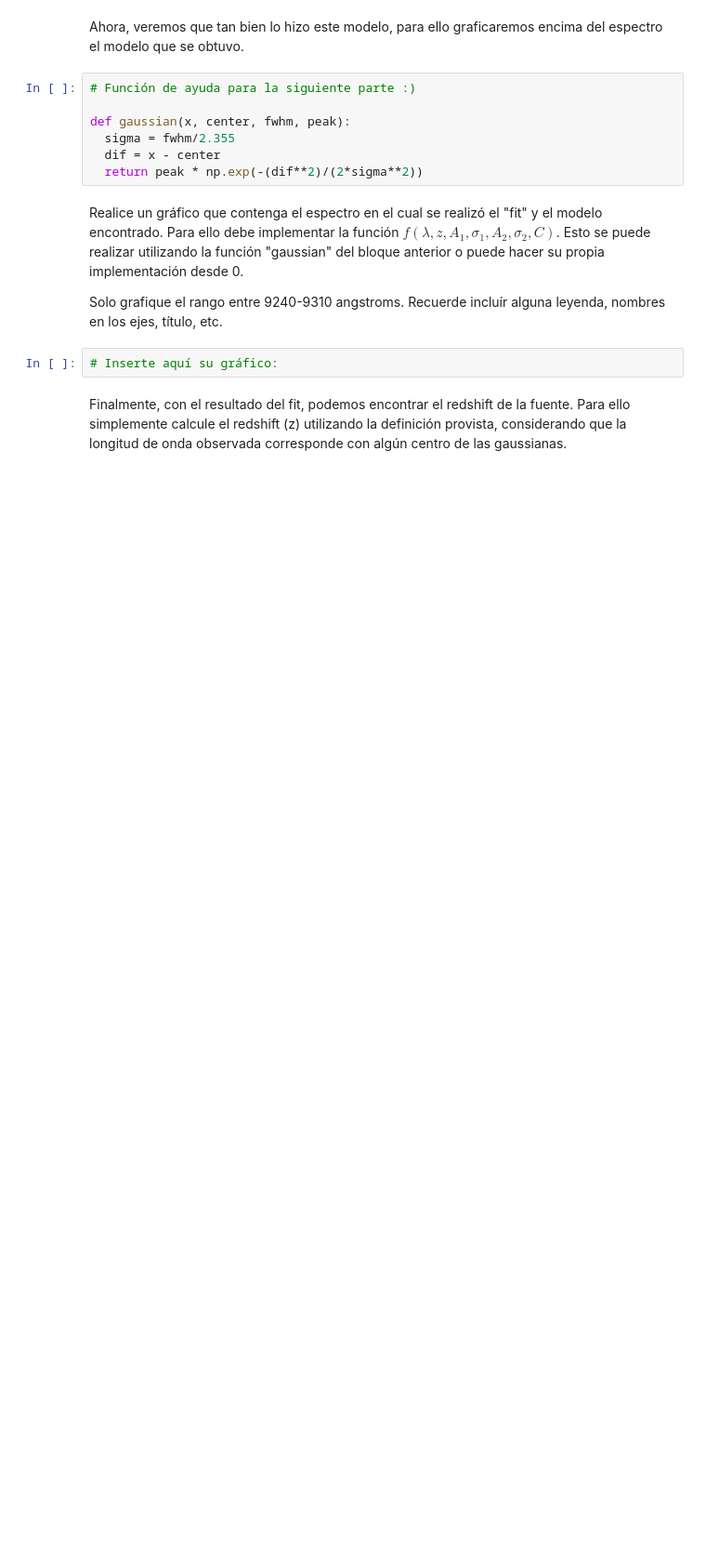
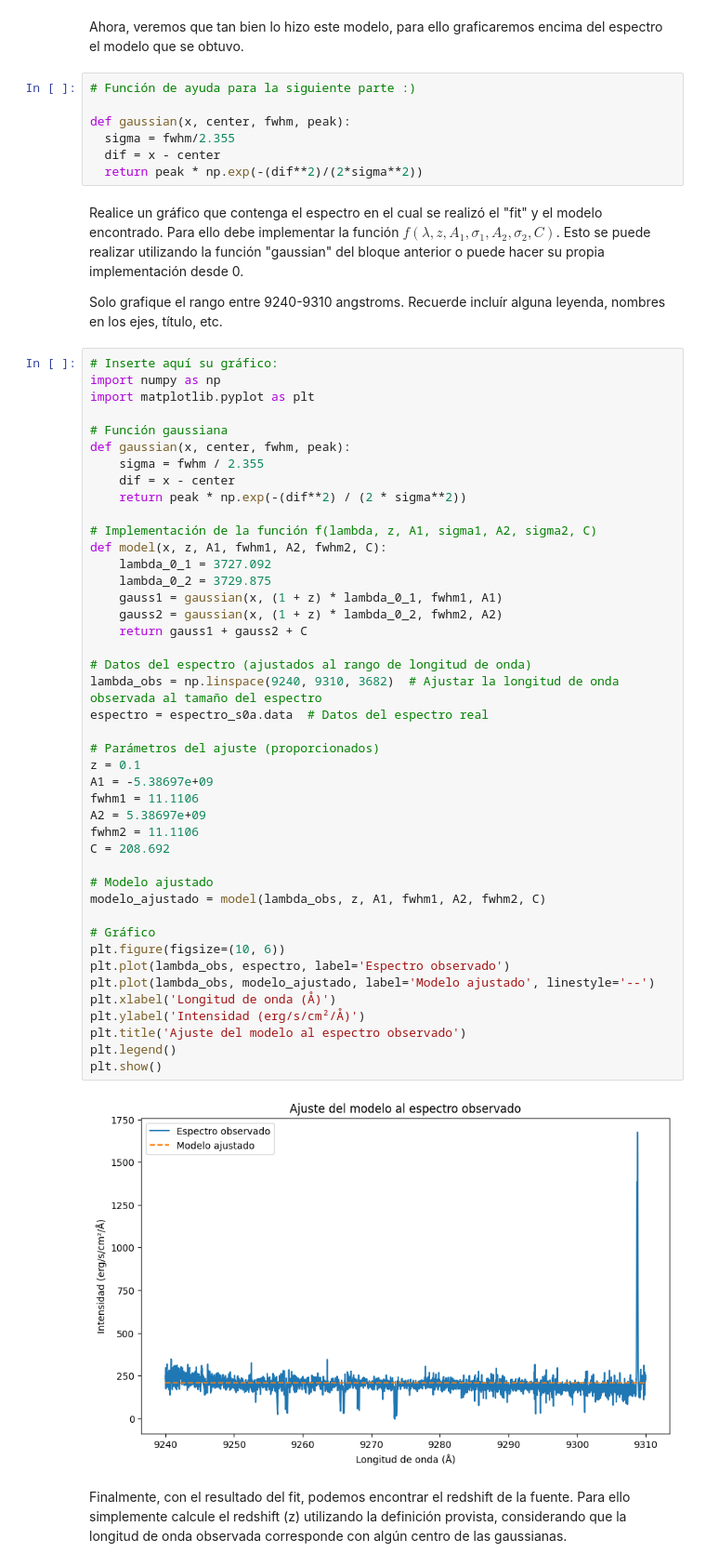
Before and after one commit to carlos-riquelme-c/Tarea-4, a Jupyter notebook: Tarea4.ipynb, the cells around one changed output. Shown at 93% size. Saved outputs shown, nothing was run; the diff lists cells and outputs as text; blank space fills up the shorter version.

```diff
--- a/Tarea4.ipynb
+++ b/Tarea4.ipynb
@@ -342,8 +385,51 @@ Realice un gráfico que contenga el espectro en el cual se realizó el "fit" y e
 Para ello debe implementar la función $f(\lambda, z,  A_1, \sigma_1, A_2, \sigma_2, C)$. Esto se puede realizar utilizando la función "gaussian" del bloque anterior o puede hacer su propia implementación desde 0.
 
 Solo grafique el rango entre 9240-9310 angstroms. Recuerde incluír alguna leyenda, nombres en los ejes, título, etc.
-# %%
-# Inserte aquí su gráfico:
+# %%
+# Inserte aquí su gráfico:
+import numpy as np
+import matplotlib.pyplot as plt
+
+# Función gaussiana
+def gaussian(x, center, fwhm, peak):
+    sigma = fwhm / 2.355
+    dif = x - center
+    return peak * np.exp(-(dif**2) / (2 * sigma**2))
+
+# Implementación de la función f(lambda, z, A1, sigma1, A2, sigma2, C)
+def model(x, z, A1, fwhm1, A2, fwhm2, C):
+    lambda_0_1 = 3727.092
+    lambda_0_2 = 3729.875
+    gauss1 = gaussian(x, (1 + z) * lambda_0_1, fwhm1, A1)
+    gauss2 = gaussian(x, (1 + z) * lambda_0_2, fwhm2, A2)
+    return gauss1 + gauss2 + C
+
+# Datos del espectro (ajustados al rango de longitud de onda)
+lambda_obs = np.linspace(9240, 9310, 3682)  # Ajustar la longitud de onda observada al tamaño del espectro
+espectro = espectro_s0a.data  # Datos del espectro real
+
+# Parámetros del ajuste (proporcionados)
+z = 0.1
+A1 = -5.38697e+09
+fwhm1 = 11.1106
+A2 = 5.38697e+09
+fwhm2 = 11.1106
+C = 208.692
+
+# Modelo ajustado
+modelo_ajustado = model(lambda_obs, z, A1, fwhm1, A2, fwhm2, C)
+
+# Gráfico
+plt.figure(figsize=(10, 6))
+plt.plot(lambda_obs, espectro, label='Espectro observado')
+plt.plot(lambda_obs, modelo_ajustado, label='Modelo ajustado', linestyle='--')
+plt.xlabel('Longitud de onda (Å)')
+plt.ylabel('Intensidad (erg/s/cm²/Å)')
+plt.title('Ajuste del modelo al espectro observado')
+plt.legend()
+plt.show()
+# %% [output]
+[figure, added]
 # %% [markdown]
 Finalmente, con el resultado del fit, podemos encontrar el redshift de la fuente. Para ello simplemente calcule el redshift (z) utilizando la definición provista, considerando que la longitud de onda observada corresponde con algún centro de las gaussianas.
 # %%
```
Also changed, not shown: parts of 9 cells of this notebook.
